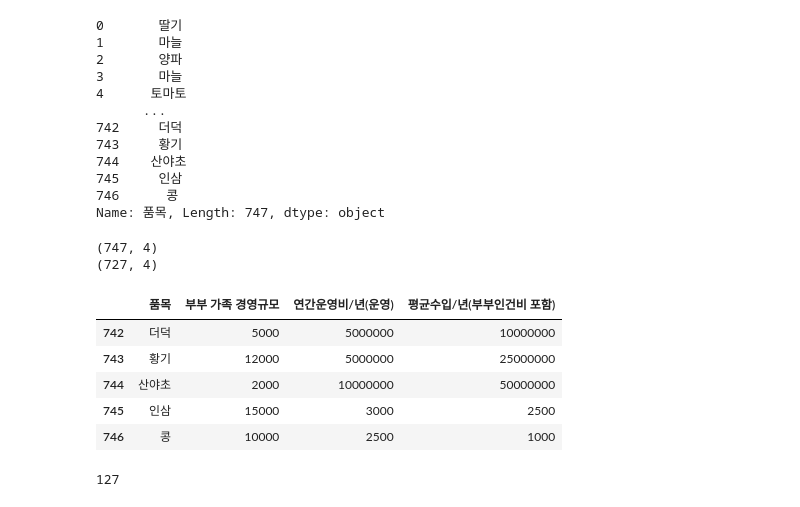
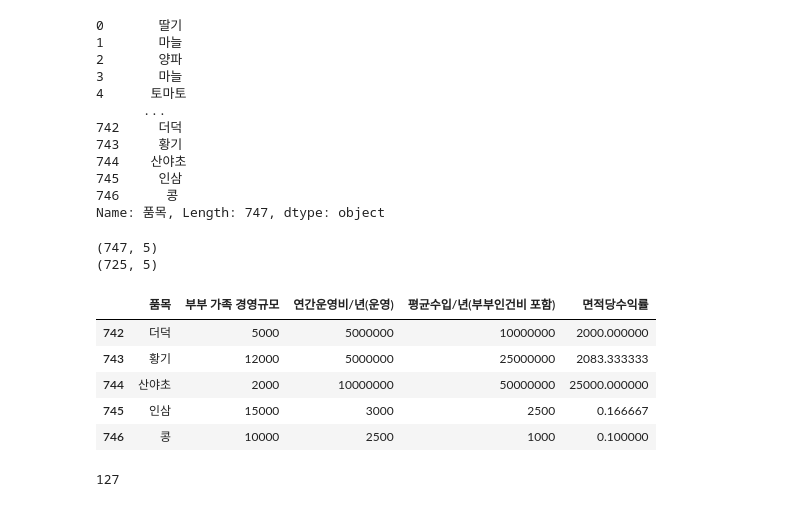
Before and after one commit to chopperkim/aicnu, a Jupyter notebook: CHY/test.ipynb, the cells around one changed output. Saved outputs shown, nothing was run; the diff lists cells and outputs as text; code cells hidden in the pictures.

```diff
--- a/CHY/test.ipynb
+++ b/CHY/test.ipynb
@@ -57,26 +64,29 @@ Name: 품목, Length: 747, dtype: object
 # %%
 c_data = data.copy(deep=True)
 c_data =  c_data.drop(['평균투자비(3년합계)'], axis=1)
 c_data =  c_data.drop(['시도'], axis=1)  #해결 못해서 drop
 c_data =  c_data.drop(['시군구'], axis=1)
 c_data =  c_data.drop(['평균농지가격(3.3㎡)'], axis=1)
+c_data['면적당수익률'] = c_data['평균수입/년(부부인건비 포함)'].astype(int) / c_data['부부 가족 경영규모'].astype(int)
 print(c_data.shape)
 c_data = c_data[c_data['품목'].astype(str) != '' ]
 c_data = c_data[c_data['부부 가족 경영규모'].astype(int) != 0 ]
+c_data = c_data[c_data['부부 가족 경영규모'].astype(int) < 2140000 ] #이상치제거
 #c_data = c_data[c_data['평균투자비(3년합계)'].astype(int) != 0 ]
 c_data = c_data[c_data['연간운영비/년(운영)'].astype(int) != 0 ]
 c_data = c_data[c_data['평균수입/년(부부인건비 포함)'].astype(int) != 0 ]
+c_data = c_data[c_data['면적당수익률'].astype(float) != 0 ]
 print(c_data.shape)
 c_data.tail()
 # %% [output]
-(747, 4)
-(727, 4)
+(747, 5)
+(725, 5)
-|  | 품목 | 부부 가족 경영규모 | 연간운영비/년(운영) | 평균수입/년(부부인건비 포함) |
-| 742 | 더덕 | 5000 | 5000000 | 10000000 |
-| 743 | 황기 | 12000 | 5000000 | 25000000 |
-| 744 | 산야초 | 2000 | 10000000 | 50000000 |
-| 745 | 인삼 | 15000 | 3000 | 2500 |
-| 746 | 콩 | 10000 | 2500 | 1000 |
+|  | 품목 | 부부 가족 경영규모 | 연간운영비/년(운영) | 평균수입/년(부부인건비 포함) | 면적당수익률 |
+| 742 | 더덕 | 5000 | 5000000 | 10000000 | 2000.000000 |
+| 743 | 황기 | 12000 | 5000000 | 25000000 | 2083.333333 |
+| 744 | 산야초 | 2000 | 10000000 | 50000000 | 25000.000000 |
+| 745 | 인삼 | 15000 | 3000 | 2500 | 0.166667 |
+| 746 | 콩 | 10000 | 2500 | 1000 | 0.100000 |
 # %%
 print(len(np.unique(list(c_data['품목']))))
 np.unique(list(c_data['품목']))
```
Also changed, not shown: parts of 17 cells of this notebook.
